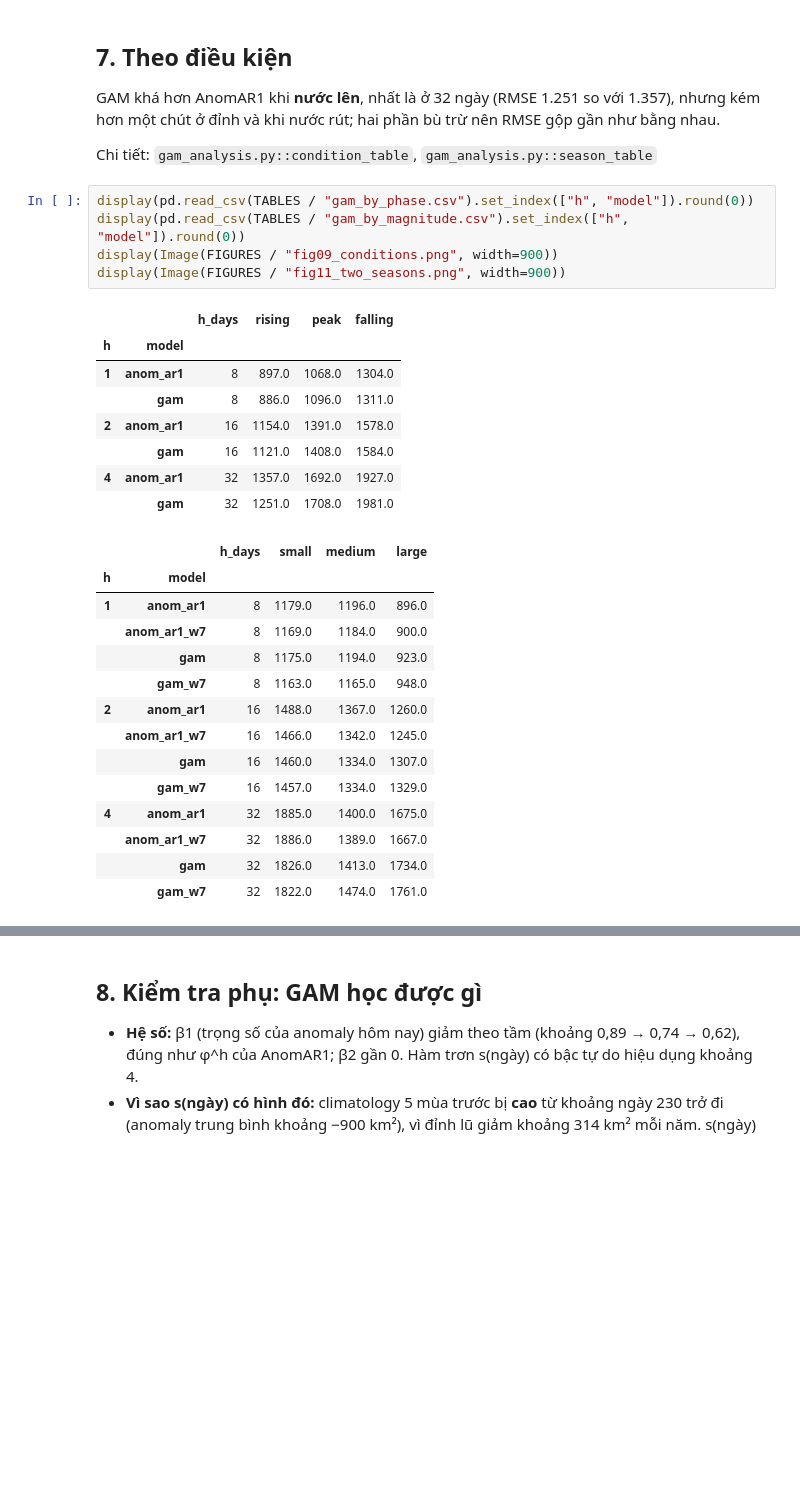
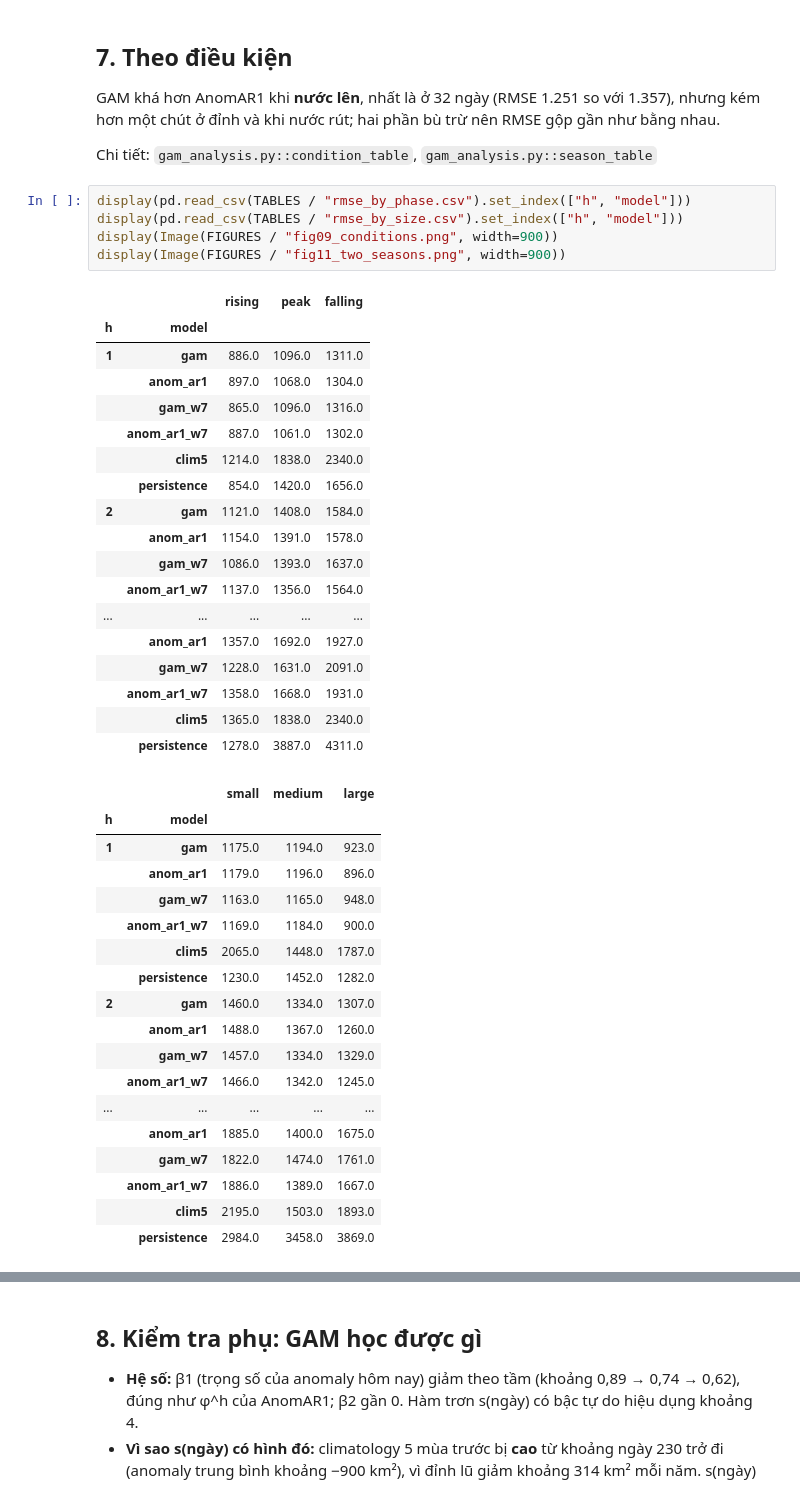
Before and after one commit to irvine-qn/Group03_STAT3013_R11, a Jupyter notebook: notebooks/GAM/gam_overview.ipynb, the cells around one changed output, grey strips where cells are left out. Cells and saved outputs as stored; diff of their text form; blank space fills up the shorter version.

Commit message:
docs: point notebooks and READMEs at the standard condition tables

```diff
--- a/notebooks/GAM/gam_overview.ipynb
+++ b/notebooks/GAM/gam_overview.ipynb
@@ -154,33 +154,47 @@ GAM khá hơn AnomAR1 khi **nước lên**, nhất là ở 32 ngày (RMSE 1.251
 
 Chi tiết: `gam_analysis.py::condition_table`, `gam_analysis.py::season_table`
 # %%
-display(pd.read_csv(TABLES / "gam_by_phase.csv").set_index(["h", "model"]).round(0))
-display(pd.read_csv(TABLES / "gam_by_magnitude.csv").set_index(["h", "model"]).round(0))
+display(pd.read_csv(TABLES / "rmse_by_phase.csv").set_index(["h", "model"]))
+display(pd.read_csv(TABLES / "rmse_by_size.csv").set_index(["h", "model"]))
 display(Image(FIGURES / "fig09_conditions.png", width=900))
 display(Image(FIGURES / "fig11_two_seasons.png", width=900))
 # %% [output]
-|  |  | h_days | rising | peak | falling |
-| h | model |  |  |  |  |
-| 1 | anom_ar1 | 8 | 897.0 | 1068.0 | 1304.0 |
-|  | gam | 8 | 886.0 | 1096.0 | 1311.0 |
-| 2 | anom_ar1 | 16 | 1154.0 | 1391.0 | 1578.0 |
-|  | gam | 16 | 1121.0 | 1408.0 | 1584.0 |
-| 4 | anom_ar1 | 32 | 1357.0 | 1692.0 | 1927.0 |
-|  | gam | 32 | 1251.0 | 1708.0 | 1981.0 |
+|  |  | rising | peak | falling |
+| h | model |  |  |  |
+| 1 | gam | 886.0 | 1096.0 | 1311.0 |
+|  | anom_ar1 | 897.0 | 1068.0 | 1304.0 |
+|  | gam_w7 | 865.0 | 1096.0 | 1316.0 |
+|  | anom_ar1_w7 | 887.0 | 1061.0 | 1302.0 |
+|  | clim5 | 1214.0 | 1838.0 | 2340.0 |
+|  | persistence | 854.0 | 1420.0 | 1656.0 |
+| 2 | gam | 1121.0 | 1408.0 | 1584.0 |
+|  | anom_ar1 | 1154.0 | 1391.0 | 1578.0 |
+|  | gam_w7 | 1086.0 | 1393.0 | 1637.0 |
+|  | anom_ar1_w7 | 1137.0 | 1356.0 | 1564.0 |
+| ... | ... | ... | ... | ... |
+|  | anom_ar1 | 1357.0 | 1692.0 | 1927.0 |
+|  | gam_w7 | 1228.0 | 1631.0 | 2091.0 |
+|  | anom_ar1_w7 | 1358.0 | 1668.0 | 1931.0 |
+|  | clim5 | 1365.0 | 1838.0 | 2340.0 |
+|  | persistence | 1278.0 | 3887.0 | 4311.0 |
-|  |  | h_days | small | medium | large |
-| h | model |  |  |  |  |
-| 1 | anom_ar1 | 8 | 1179.0 | 1196.0 | 896.0 |
-|  | anom_ar1_w7 | 8 | 1169.0 | 1184.0 | 900.0 |
-|  | gam | 8 | 1175.0 | 1194.0 | 923.0 |
-|  | gam_w7 | 8 | 1163.0 | 1165.0 | 948.0 |
-| 2 | anom_ar1 | 16 | 1488.0 | 1367.0 | 1260.0 |
-|  | anom_ar1_w7 | 16 | 1466.0 | 1342.0 | 1245.0 |
-|  | gam | 16 | 1460.0 | 1334.0 | 1307.0 |
-|  | gam_w7 | 16 | 1457.0 | 1334.0 | 1329.0 |
-| 4 | anom_ar1 | 32 | 1885.0 | 1400.0 | 1675.0 |
-|  | anom_ar1_w7 | 32 | 1886.0 | 1389.0 | 1667.0 |
-|  | gam | 32 | 1826.0 | 1413.0 | 1734.0 |
-|  | gam_w7 | 32 | 1822.0 | 1474.0 | 1761.0 |
+|  |  | small | medium | large |
+| h | model |  |  |  |
+| 1 | gam | 1175.0 | 1194.0 | 923.0 |
+|  | anom_ar1 | 1179.0 | 1196.0 | 896.0 |
+|  | gam_w7 | 1163.0 | 1165.0 | 948.0 |
+|  | anom_ar1_w7 | 1169.0 | 1184.0 | 900.0 |
+|  | clim5 | 2065.0 | 1448.0 | 1787.0 |
+|  | persistence | 1230.0 | 1452.0 | 1282.0 |
+| 2 | gam | 1460.0 | 1334.0 | 1307.0 |
+|  | anom_ar1 | 1488.0 | 1367.0 | 1260.0 |
+|  | gam_w7 | 1457.0 | 1334.0 | 1329.0 |
+|  | anom_ar1_w7 | 1466.0 | 1342.0 | 1245.0 |
+| ... | ... | ... | ... | ... |
+|  | anom_ar1 | 1885.0 | 1400.0 | 1675.0 |
+|  | gam_w7 | 1822.0 | 1474.0 | 1761.0 |
+|  | anom_ar1_w7 | 1886.0 | 1389.0 | 1667.0 |
+|  | clim5 | 2195.0 | 1503.0 | 1893.0 |
+|  | persistence | 2984.0 | 3458.0 | 3869.0 |
 [figure]
 [figure]
 # %% [markdown]
```
Also changed, not shown: 12 other files.
